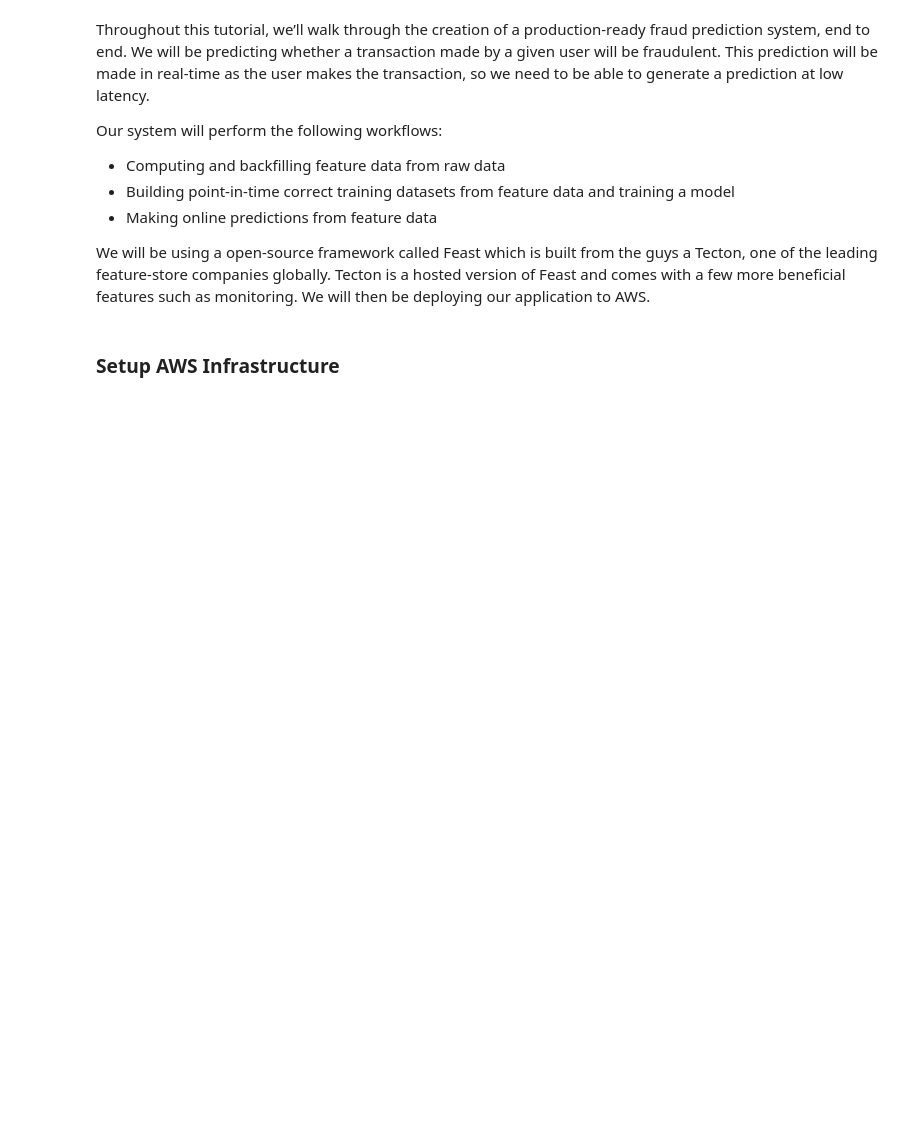
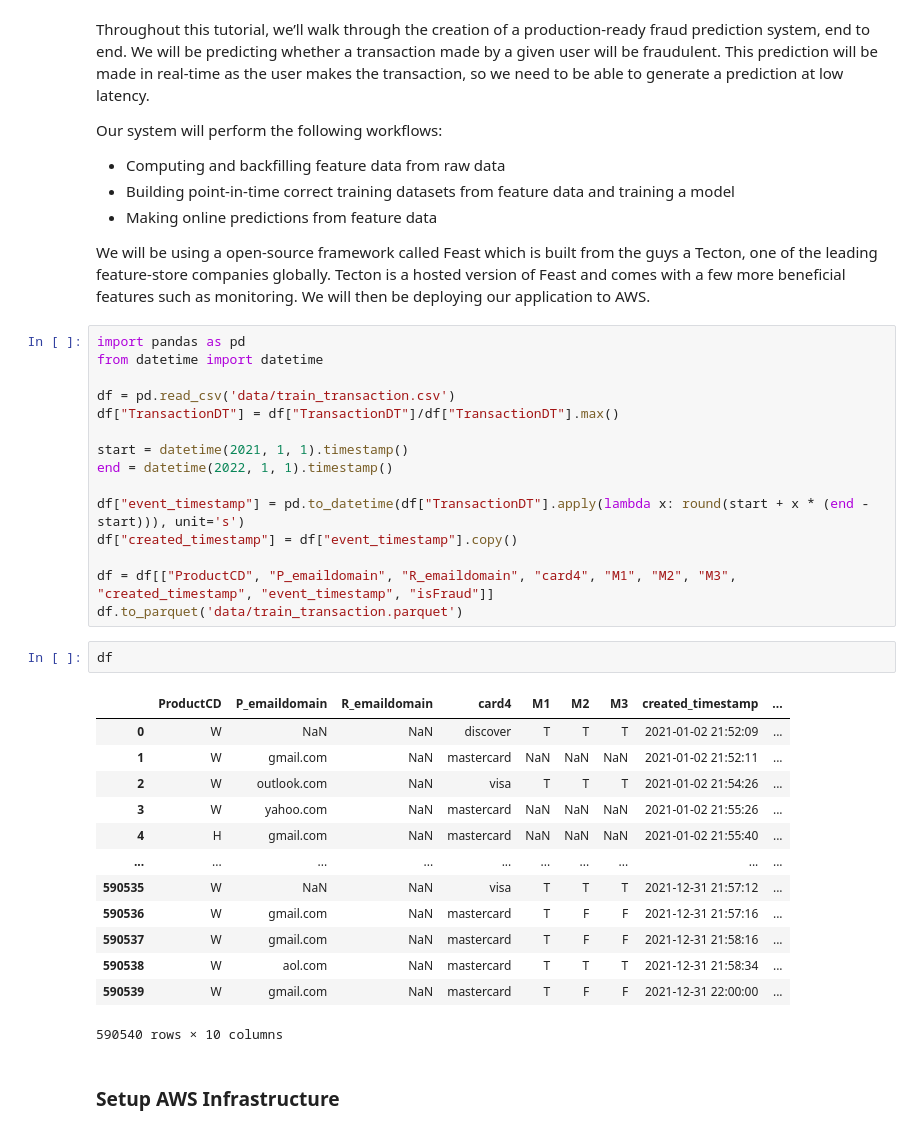
Before and after one commit to CerebriumAI/Tutorial-Feature-Store, a Jupyter notebook: Feature_Store.ipynb, the cells around one changed output. Saved outputs shown, nothing was run; the diff lists cells and outputs as text; blank space fills up the shorter version.

```diff
--- a/Feature_Store.ipynb
+++ b/Feature_Store.ipynb
@@ -50,6 +50,37 @@ Our system will perform the following workflows:
 - Making online predictions from feature data
 
 We will be using a open-source framework called Feast which is built from the guys a Tecton, one of the leading feature-store companies globally. Tecton is a hosted version of Feast and comes with a few more beneficial features such as monitoring. We will then be deploying our application to AWS.
+# %%
+import pandas as pd
+from datetime import datetime
+
+df = pd.read_csv('data/train_transaction.csv')
+df["TransactionDT"] = df["TransactionDT"]/df["TransactionDT"].max()
+
+start = datetime(2021, 1, 1).timestamp()
+end = datetime(2022, 1, 1).timestamp()
+
+df["event_timestamp"] = pd.to_datetime(df["TransactionDT"].apply(lambda x: round(start + x * (end - start))), unit='s')
+df["created_timestamp"] = df["event_timestamp"].copy()
+
+df = df[["ProductCD", "P_emaildomain", "R_emaildomain", "card4", "M1", "M2", "M3", "created_timestamp", "event_timestamp", "isFraud"]]
+df.to_parquet('data/train_transaction.parquet')
+# %%
+df
+# %% [output]
+|  | ProductCD | P_emaildomain | R_emaildomain | card4 | M1 | M2 | M3 | created_timestamp | ... |
+| 0 | W | NaN | NaN | discover | T | T | T | 2021-01-02 21:52:09 | ... |
+| 1 | W | gmail.com | NaN | mastercard | NaN | NaN | NaN | 2021-01-02 21:52:11 | ... |
+| 2 | W | outlook.com | NaN | visa | T | T | T | 2021-01-02 21:54:26 | ... |
+| 3 | W | yahoo.com | NaN | mastercard | NaN | NaN | NaN | 2021-01-02 21:55:26 | ... |
+| 4 | H | gmail.com | NaN | mastercard | NaN | NaN | NaN | 2021-01-02 21:55:40 | ... |
+| ... | ... | ... | ... | ... | ... | ... | ... | ... | ... |
+| 590535 | W | NaN | NaN | visa | T | T | T | 2021-12-31 21:57:12 | ... |
+| 590536 | W | gmail.com | NaN | mastercard | T | F | F | 2021-12-31 21:57:16 | ... |
+| 590537 | W | gmail.com | NaN | mastercard | T | F | F | 2021-12-31 21:58:16 | ... |
+| 590538 | W | aol.com | NaN | mastercard | T | T | T | 2021-12-31 21:58:34 | ... |
+| 590539 | W | gmail.com | NaN | mastercard | T | F | F | 2021-12-31 22:00:00 | ... |
+590540 rows × 10 columns
 # %% [markdown]
 ### Setup AWS Infrastructure
 # %% [markdown]
```
Also changed, not shown: parts of 14 cells of this notebook, 8 other files.
